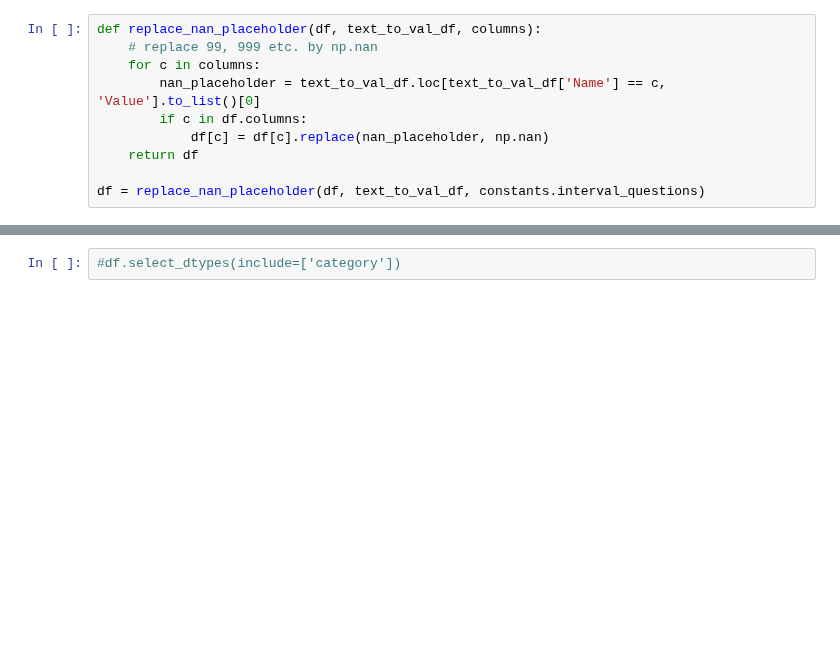
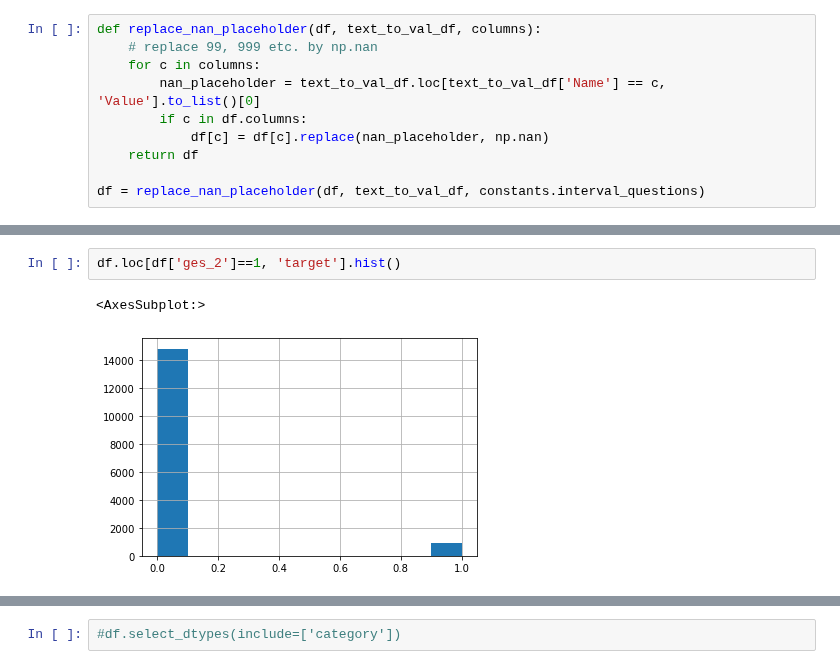
Before and after one commit to NotNANtoN/icp_prediction, a Jupyter notebook: src/notebooks/corona_EDA.ipynb, the cells around one changed output, grey strips where cells are left out. Saved outputs shown, nothing was run; the diff lists cells and outputs as text; blank space fills up the shorter version.

```diff
--- a/src/notebooks/corona_EDA.ipynb
+++ b/src/notebooks/corona_EDA.ipynb
@@ -87,0 +166,5 @@ df = replace_nan_placeholder(df, text_to_val_df, constants.interval_questions)
+# %%
+df.loc[df['ges_2']==1, 'target'].hist()
+# %% [output]
+<AxesSubplot:>
+[figure, added]
```
Also changed, not shown: parts of 56 cells of this notebook, 15 other files.
